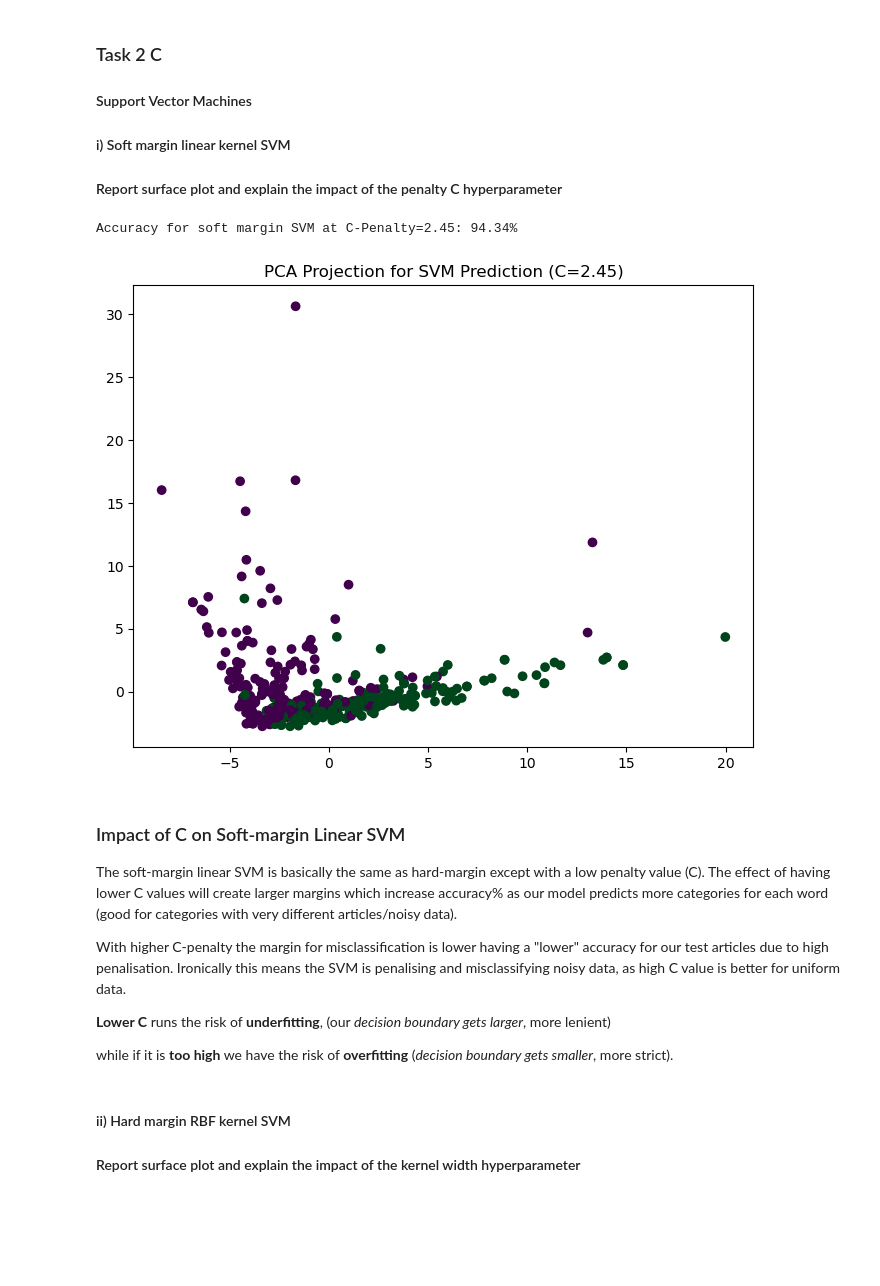
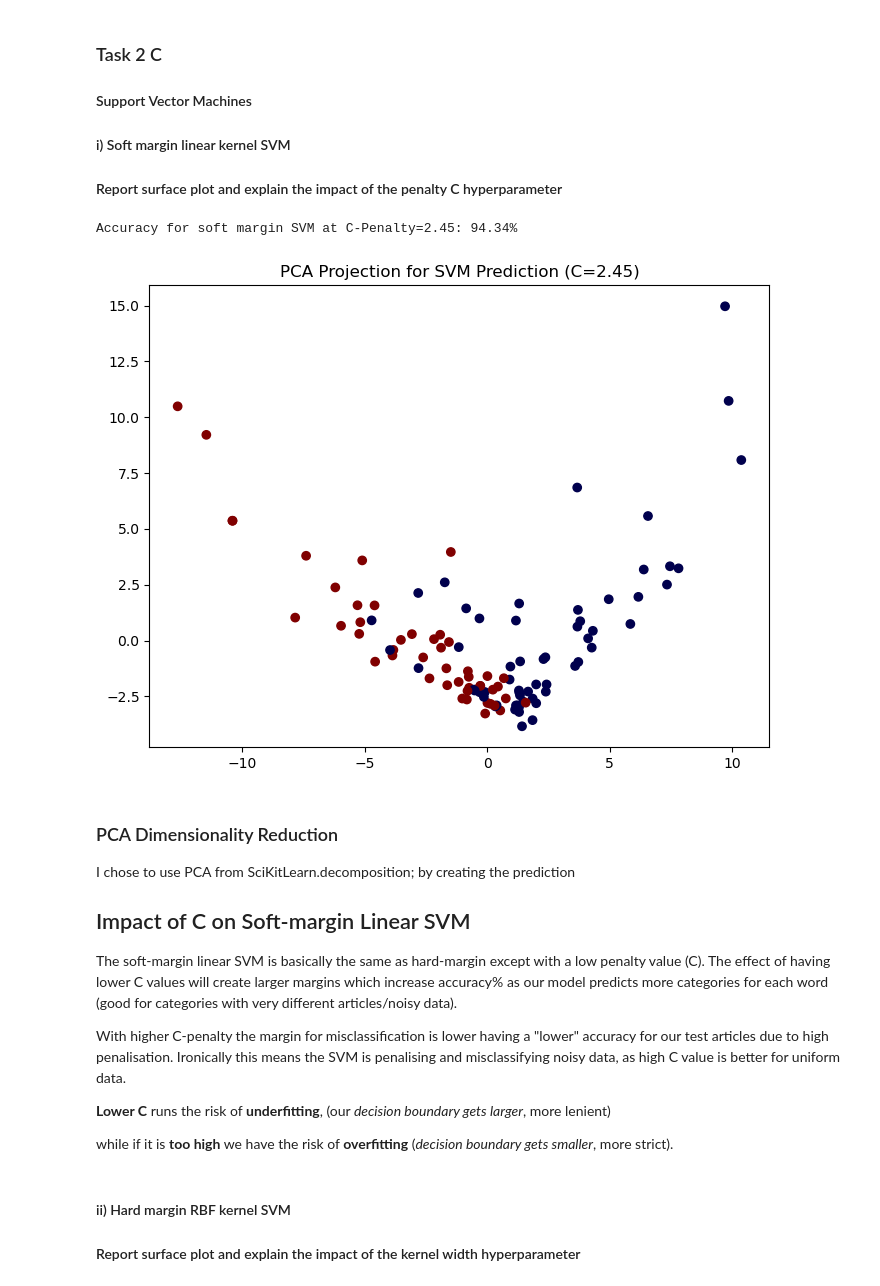
Before and after one commit to Compsci361-Group31/COMPSCI361-Assignment3, a Jupyter notebook: AS03.ipynb, the cells around one changed output. Saved outputs shown, nothing was run; the diff lists cells and outputs as text; code cells hidden in the pictures; blank space fills up the shorter version.

Commit message:
Working on PCA Plot + Justification
- Changed the color scheme
- Label encoder to encode labels->numeric for color
- Trying to justify PCA use

```diff
--- a/AS03.ipynb
+++ b/AS03.ipynb
@@ -200,40 +200,43 @@ print(f"{test_df} \n {test_y} \n {test_X}")
 # %%
 # code for task 2 C soft margin linear kernel svm
 # for surface plots check note on assignment pdf at bottom of task 2
 from sklearn import svm
 from sklearn import metrics
 from sklearn.decomposition import PCA
 from sklearn.preprocessing import LabelEncoder
 
 # Use SKLearn to fit our data into a linear SVM model
 cValue = 2.45
 soft_linear = svm.SVC(kernel="linear", C=cValue)
 soft_linear.fit(X, y)
 
 ## Test Accuracy with test.csv:
 # Using the test data we have (test_df) to see how the model predicts based on C value.
 test_pred = soft_linear.predict(test_X)
 accuracy = metrics.accuracy_score(test_y, test_pred, normalize=True)
 print(f"Accuracy for soft margin SVM at C-Penalty={cValue}: {accuracy*100:.2f}%\n")
 
 ## Create a surface plot for our SVM using Principal Component Analysis :
-# Use PCA to reduce the dimensionality of our data
+# Use PCA to reduce the dimensionality of our test-data
 pca = PCA(n_components=2)
-X_pca = pca.fit_transform(X)
+X_pca = pca.fit_transform(test_X)
 # Convert the predictions (from categorical to numeric) for color values in our plot
 le = LabelEncoder()
-color_assignment = le.fit_transform(y)  # 'entertainment' → 0, 'tech' → 1
+color_assignment = le.fit_transform(test_pred)  # 'entertainment' → 0, 'tech' → 1
 
-# Plot the PCA-reduced data colored by predicted labels
+# Plot our predictions, color by label
 plt.figure(figsize=(8, 6))
-plt.scatter(X_pca[:, 0], X_pca[:, 1], c=color_assignment, cmap='PRGn')
+plt.scatter(X_pca[:, 0], X_pca[:, 1], c=color_assignment, cmap='seismic')
 plt.title(f'PCA Projection for SVM Prediction (C={cValue})')
 plt.show()
 # %% [output]
 Accuracy for soft margin SVM at C-Penalty=2.45: 94.34%
-[figure, old version]
+[figure, new version]
 # %% [markdown]
-### Impact of C on Soft-margin Linear SVM
+### PCA Dimensionality Reduction
+I chose to use PCA from SciKitLearn.decomposition; by creating the prediction
+
+## Impact of C on Soft-margin Linear SVM
 The soft-margin linear SVM is basically the same as hard-margin except with a low penalty value (C). The effect of having lower C values will create larger margins which increase accuracy% as our model predicts more categories for each word (good for categories with very different articles/noisy data).
 
 With higher C-penalty the margin for misclassification is lower having a "lower" accuracy for our test articles due to high penalisation. Ironically this means the SVM is penalising and misclassifying noisy data, as high C value is better for uniform data.
```
